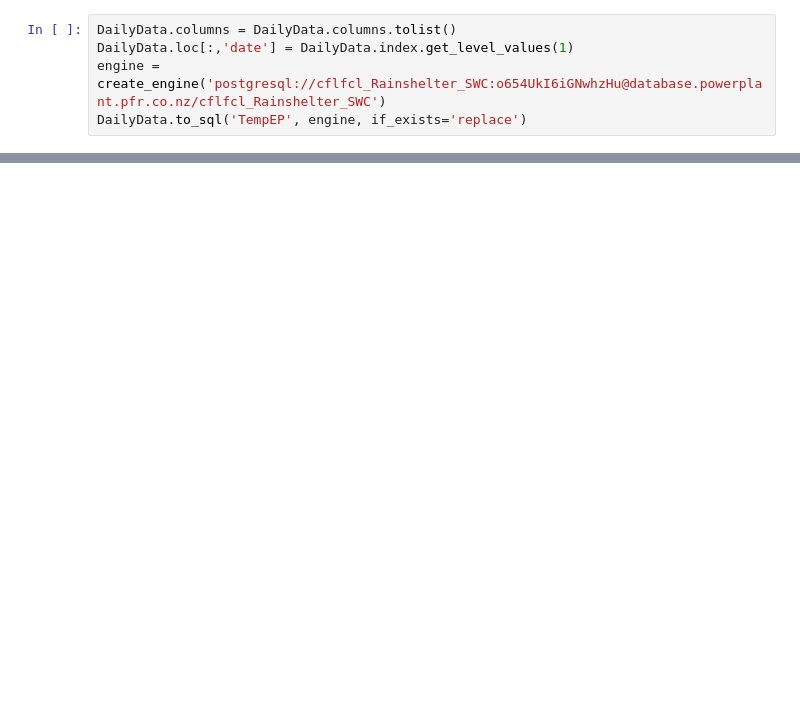
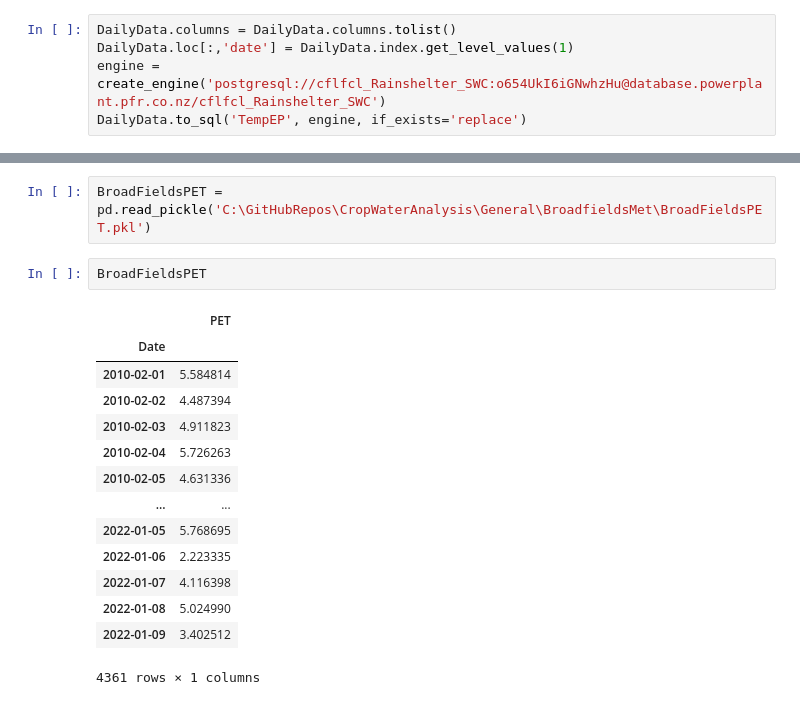
Before and after one commit to HamishBrownPFR/CropWaterAnalysis, a Jupyter notebook: Peas/WebGraphsProcessing'.ipynb, the cells around one changed output, grey strips where cells are left out. Saved outputs shown, nothing was run; the diff lists cells and outputs as text; blank space fills up the shorter version.

```diff
--- a/Peas/WebGraphsProcessing'.ipynb
+++ b/Peas/WebGraphsProcessing'.ipynb
@@ -566,0 +629,19 @@ DailyData.to_sql('TempEP', engine, if_exists='replace')
+# %%
+BroadFieldsPET = pd.read_pickle('C:\GitHubRepos\CropWaterAnalysis\General\BroadfieldsMet\BroadFieldsPET.pkl')
+# %%
+BroadFieldsPET
+# %% [output]
+|  | PET |
+| Date |  |
+| 2010-02-01 | 5.584814 |
+| 2010-02-02 | 4.487394 |
+| 2010-02-03 | 4.911823 |
+| 2010-02-04 | 5.726263 |
+| 2010-02-05 | 4.631336 |
+| ... | ... |
+| 2022-01-05 | 5.768695 |
+| 2022-01-06 | 2.223335 |
+| 2022-01-07 | 4.116398 |
+| 2022-01-08 | 5.024990 |
+| 2022-01-09 | 3.402512 |
+4361 rows × 1 columns
```
Also changed, not shown: parts of 14 cells of this notebook.
